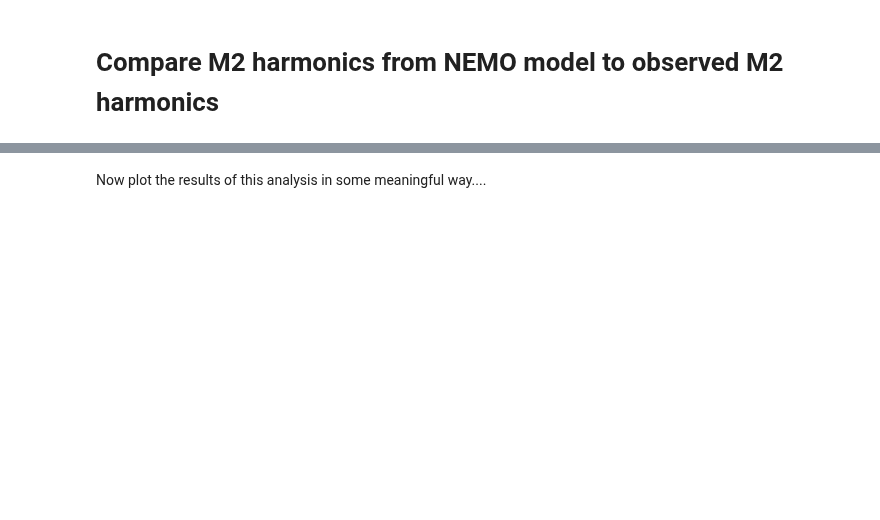
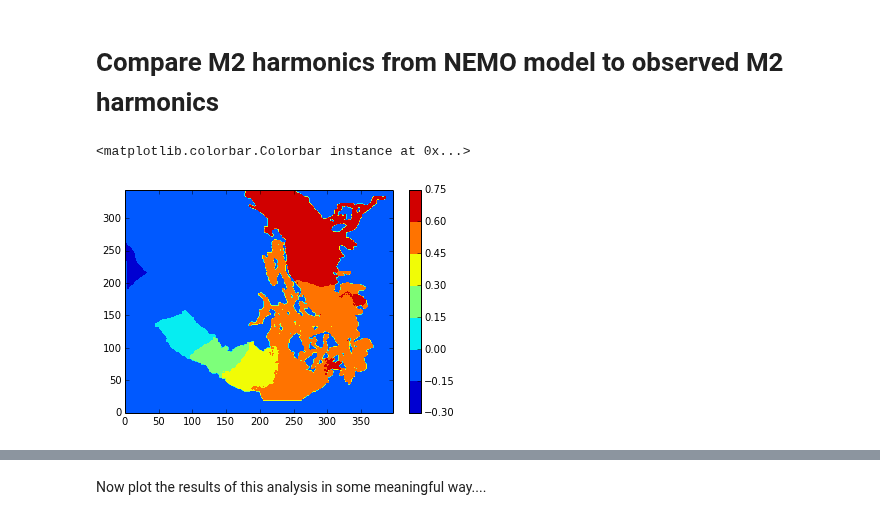
Before and after one commit to SalishSeaCast/tools, a Jupyter notebook: compare_tides/comp_wlev_harm.ipynb, the cells around one changed output, grey strips where cells are left out. Saved outputs shown, nothing was run; the diff lists cells and outputs as text; code cells hidden in the pictures; blank space fills up the shorter version.

Commit message:
Started reading in JPP 72 hr water level harmonics results

```diff
--- a/compare_tides/comp_wlev_harm.ipynb
+++ b/compare_tides/comp_wlev_harm.ipynb
@@ -32,10 +33,28 @@ with open('obs_tidal_wlev_const_Foreman95.csv', 'rb') as csvfile:
             K1_amp.append(float(row[5]))
             K1_pha.append(float(row[6]))
 # %%
+#CONCEPTS110
 #load in M2 harmonics modelled data from NEMO
-loc = "/ocean/klesouef/meopar/tools/NetCDF_Plot"
+#loc = "/ocean/klesouef/meopar/tools/NetCDF_Plot"
+#os.chdir(loc)
+#harmT = NC.Dataset('WC3_Harmonics_gridT_TIDE2D.nc','r')
+#Get amplitude and phase
+#mod_M2_amp = harmT.variables['M2_amp'][0,:,:]
+#mod_M2_pha = harmT.variables['M2_pha'][0,:,:]
+
+#JPP 72 hour
+#load in M2 harmonics modelled data from NEMO
+loc = "/ocean/klesouef/meopar/SS-run-sets/JPP/72h_3d_iomput"
 os.chdir(loc)
-harmT = NC.Dataset('WC3_Harmonics_gridT_TIDE2D.nc','r')
+harmT = NC.Dataset('JPP_1d_20020102_20020104_grid_T.nc','r')
 #Get amplitude and phase
-mod_M2_amp = harmT.variables['M2_amp'][0,:,:]
-mod_M2_pha = harmT.variables['M2_pha'][0,:,:]
+mod_M2_x_elev = harmT.variables['M2_x_elev'][0,:,:]
+mod_M2_y_elev = harmT.variables['M2_y_elev'][0,:,:]
+# %%
+#plot M2_x_elev
+import matplotlib.pyplot as plt
+plt.contourf(mod_M2_x_elev)
+plt.colorbar()
+# %% [output]
+<matplotlib.colorbar.Colorbar instance at 0x...>
+[figure, added]
```
Also changed, not shown: parts of 3 cells of this notebook, 2 other files.
